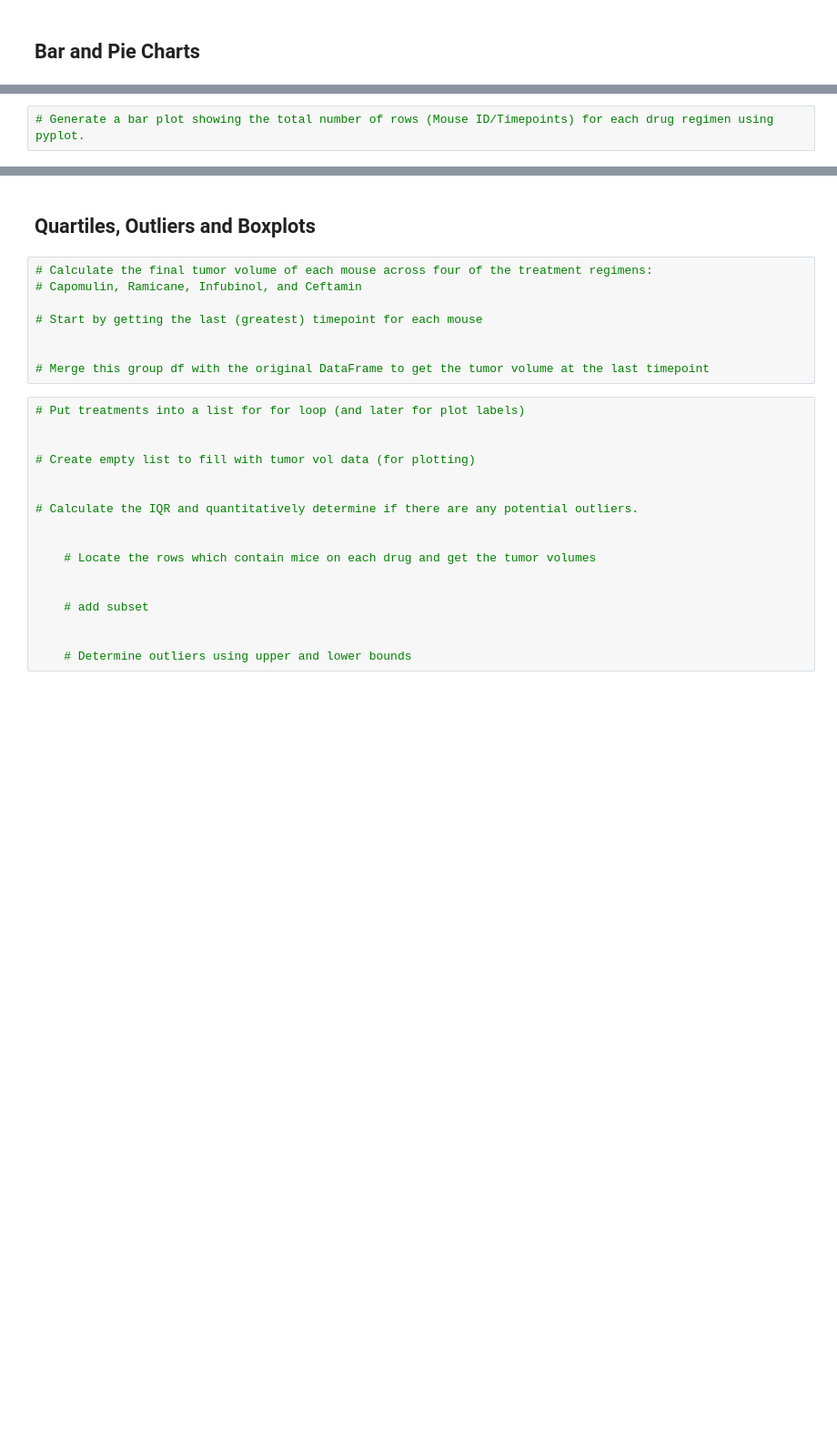
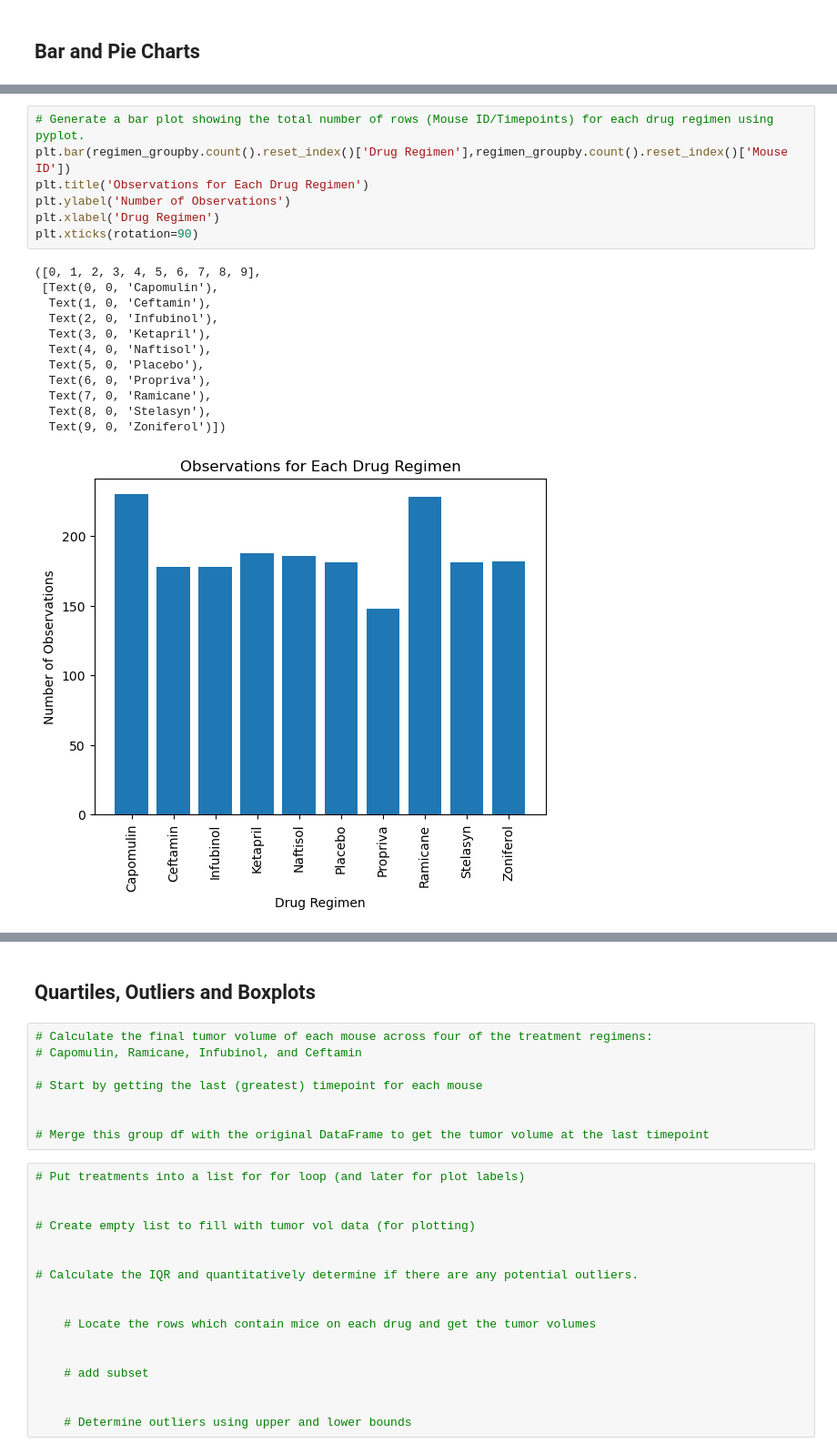
Before and after one commit to jonahkopp/visualization-challenge, a Jupyter notebook: pymaceuticals_starter.ipynb, the cells around one changed output, grey strips where cells are left out. Shown: that part at 91% size. Cells and saved outputs as stored; diff of their text form; blank space fills up the shorter version.

```diff
--- a/pymaceuticals_starter.ipynb
+++ b/pymaceuticals_starter.ipynb
@@ -110,4 +144,22 @@ regimen_summary_2 = clean_data.groupby('Drug Regimen').agg({'Tumor Volume (mm3)'
 # %%
 # Generate a bar plot showing the total number of rows (Mouse ID/Timepoints) for each drug regimen using pyplot.
+plt.bar(regimen_groupby.count().reset_index()['Drug Regimen'],regimen_groupby.count().reset_index()['Mouse ID'])
+plt.title('Observations for Each Drug Regimen')
+plt.ylabel('Number of Observations')
+plt.xlabel('Drug Regimen')
+plt.xticks(rotation=90)
+# %% [output]
+([0, 1, 2, 3, 4, 5, 6, 7, 8, 9],
+ [Text(0, 0, 'Capomulin'),
+  Text(1, 0, 'Ceftamin'),
+  Text(2, 0, 'Infubinol'),
+  Text(3, 0, 'Ketapril'),
+  Text(4, 0, 'Naftisol'),
+  Text(5, 0, 'Placebo'),
+  Text(6, 0, 'Propriva'),
+  Text(7, 0, 'Ramicane'),
+  Text(8, 0, 'Stelasyn'),
+  Text(9, 0, 'Zoniferol')])
+[figure, added]
 # %%
 # Generate a pie plot showing the distribution of female versus male mice using Pandas
```
Also changed, not shown: parts of 5 cells of this notebook.
